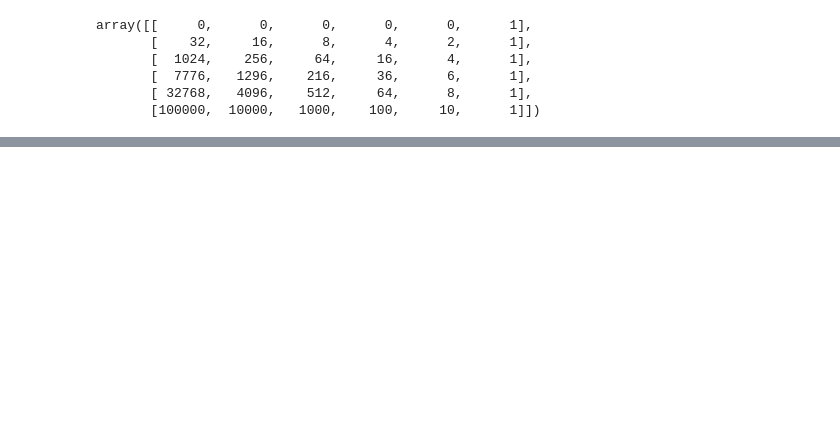
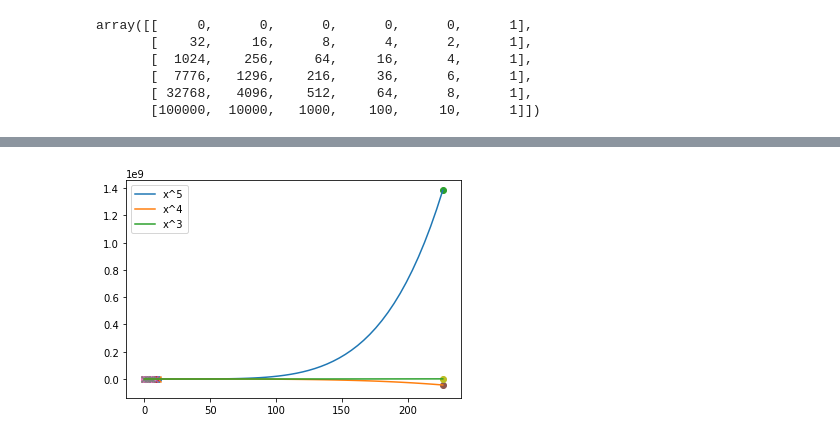
Before and after one commit to LaboratorioIPythonFURG/Problema-Tunelvento_Polinomio_Interpolador, a Jupyter notebook: problema03.ipynb, the cells around one changed output, grey strips where cells are left out. Cells and saved outputs as stored; diff of their text form; code cells hidden in the pictures; blank space fills up the shorter version.

```diff
--- a/problema03.ipynb
+++ b/problema03.ipynb
@@ -72,0 +213,3 @@ def QR_decomp(A):
+# %%
+def proj_subespaço(W, v):
+    return np.sum([ proj(W[:,i], v) for i in range(W.shape[1])], axis=0)
@@ -72,0 +221,3 @@ def QR_decomp(A):
+# %%
+def normalizar_vetor(u):
+    return u / np.sqrt(np.dot(u,u))
@@ -73,2 +226,22 @@ def QR_decomp(A):
+# %%
+def QR_decomp(A):
+    # Copiamos a matriz original
+    Q = A.copy()
+
+    # Para cada coluna da matriz copiada, começando da segunda,
+    for i in range(1, Q.shape[1]):
+        x_n = Q[:, i]
+
+        # Projetamos a coluna no subespaço gerado pelos vetores v_i
+        # gerados até agora.
+        v_n = x_n - proj_subespaço(Q[:, :i], x_n)
+
+        # Normalizamos o vetor gerado.
+        Q[:, i] = normalizar_vetor(v_n)
+
+    # R = Q^-1 * A,
+    # Q^-1 = Q^T
+    R = Q.T@A
+    return Q, R
 # %%
 Q, R = QR_decomp(X)
@@ -112,12 +337,0 @@ polinomio(226.8, a)
-# %%
-import matplotlib.pyplot as plt
-
-def plot(x, y, ub=0, rng=(0, 200)):
-    a = calcular_coeficientes(x, y)
-    spc = np.linspace(rng[0], rng[1])
-    yy  = v_polinomio(spc, a)
-
-    plt.scatter(x,y)
-    plt.plot(spc, yy)
-
-plot(x, y)
@@ -125,0 +430,8 @@ plot(x, y)
+# %%
+# Se chamarmos a função mais de uma vez podemos
+# sobrepor mais de um polinômio sobre o mesmo gráfico.
+plot(x, y, x_hat=[226.8], label='x^5')
+plot(x[:-1], y[:-1], x_hat=[226.8], label='x^4')
+plot(x[:-2], y[:-2], x_hat=[226.8], label='x^3')
+# %% [output]
+[figure, added]
```
Also changed, not shown: parts of 42 cells of this notebook.
